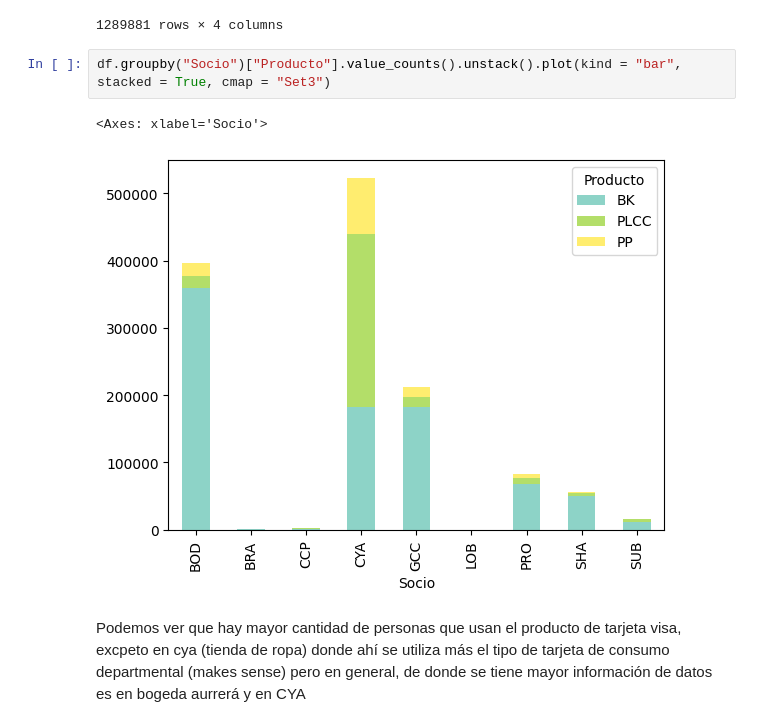
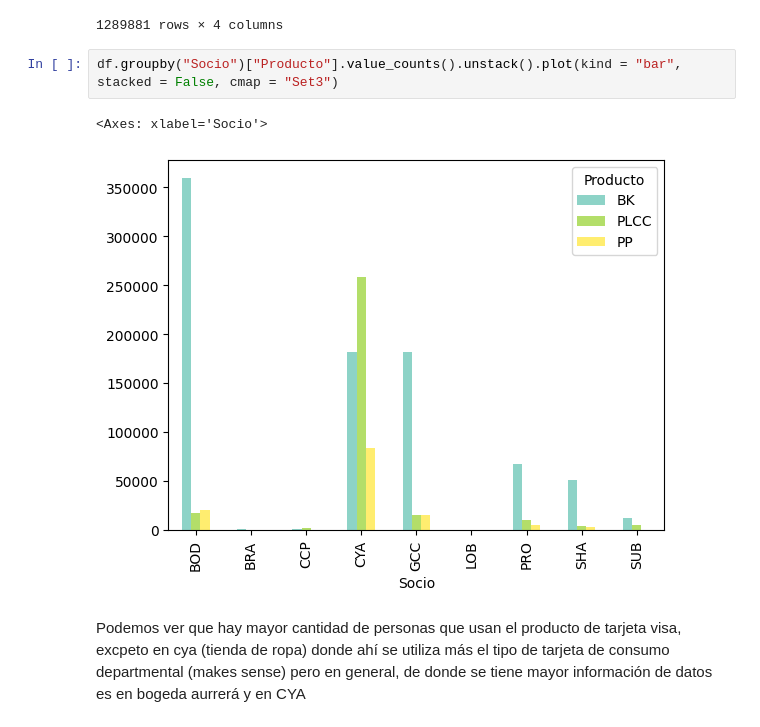
Before and after one commit to SaraRiveraM/Bradescard-Equipo-4, a Jupyter notebook: Notebooks/RETO.ipynb, the cells around one changed output. Drawn from its saved outputs; the diff is of its cells as text.

```diff
--- a/Notebooks/RETO.ipynb
+++ b/Notebooks/RETO.ipynb
@@ -87,9 +87,9 @@ df[["SaldoTotal", "SaldoMes", "Pago_minimo", "Pago"]]
 | 1289880 | 2303.96 | 1354.96 | 224.49 | NaN |
 1289881 rows × 4 columns
 # %%
-df.groupby("Socio")["Producto"].value_counts().unstack().plot(kind = "bar", stacked = True, cmap = "Set3")
+df.groupby("Socio")["Producto"].value_counts().unstack().plot(kind = "bar", stacked = False, cmap = "Set3")
 # %% [output]
 <Axes: xlabel='Socio'>
-[figure, old version]
+[figure, new version]
 # %% [markdown]
 Podemos ver que hay mayor cantidad de personas que usan el producto de tarjeta visa, excpeto en cya (tienda de ropa) donde ahí se utiliza más el tipo de tarjeta de consumo departmental (makes sense) pero en general, de donde se tiene mayor información de datos es en bogeda aurrerá y en CYA
```
